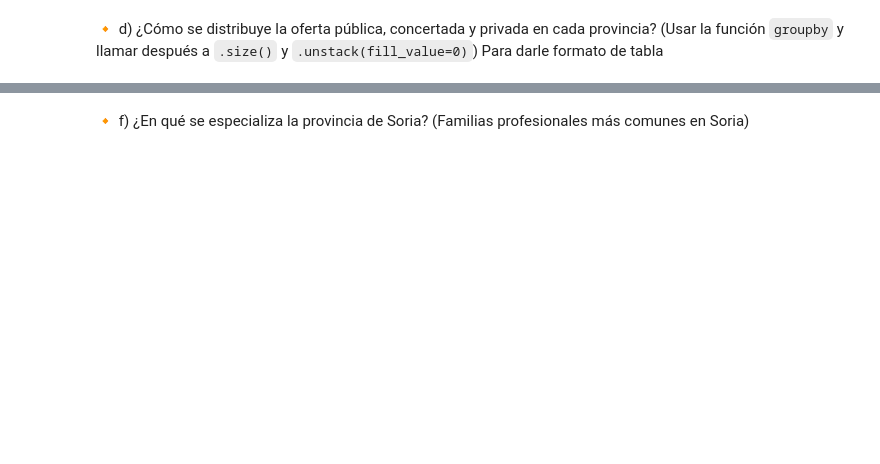
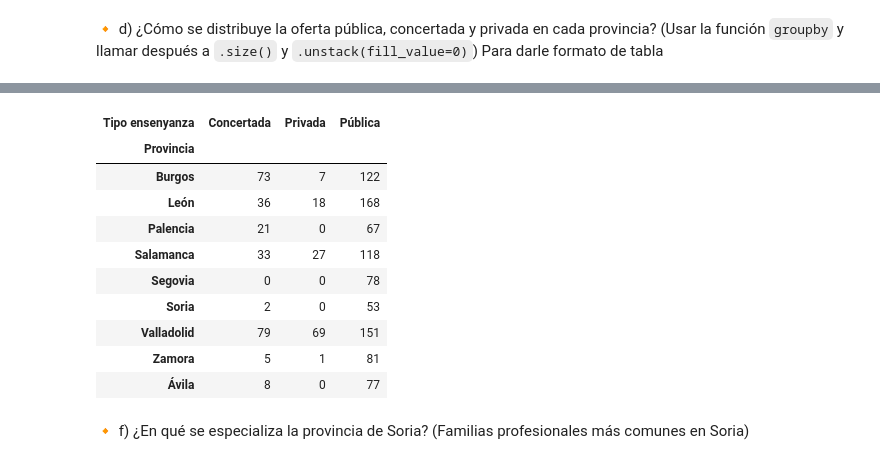
Before and after one commit to Ciclo-Especializacion-IA-y-BigData/actividad-numpy-y-pandas-kinire98, a Jupyter notebook: Tutorial_Pandas.ipynb, the cells around one changed output, grey strips where cells are left out. Drawn from its saved outputs; the diff is of its cells as text; code cells hidden in the pictures; blank space fills up the shorter version.

```diff
--- a/Tutorial_Pandas.ipynb
+++ b/Tutorial_Pandas.ipynb
@@ -2589,2 +2649,17 @@ Zamora                   5        1       81
+# %%
+
+pd.crosstab(df_plano["provincia"], [df_plano["tipo_ensenanza"]], rownames=["Provincia"], colnames=["Tipo ensenyanza"]) # Estoy con el teclado ingles
+# %% [output]
+| Tipo ensenyanza | Concertada | Privada | Pública |
+| Provincia |  |  |  |
+| Burgos | 73 | 7 | 122 |
+| León | 36 | 18 | 168 |
+| Palencia | 21 | 0 | 67 |
+| Salamanca | 33 | 27 | 118 |
+| Segovia | 0 | 0 | 78 |
+| Soria | 2 | 0 | 53 |
+| Valladolid | 79 | 69 | 151 |
+| Zamora | 5 | 1 | 81 |
+| Ávila | 8 | 0 | 77 |
 # %% [markdown]
 🔸 f)  ¿En qué se especializa la provincia de Soria? (Familias profesionales más comunes en Soria)
```
Also changed, not shown: parts of 27 cells of this notebook.
